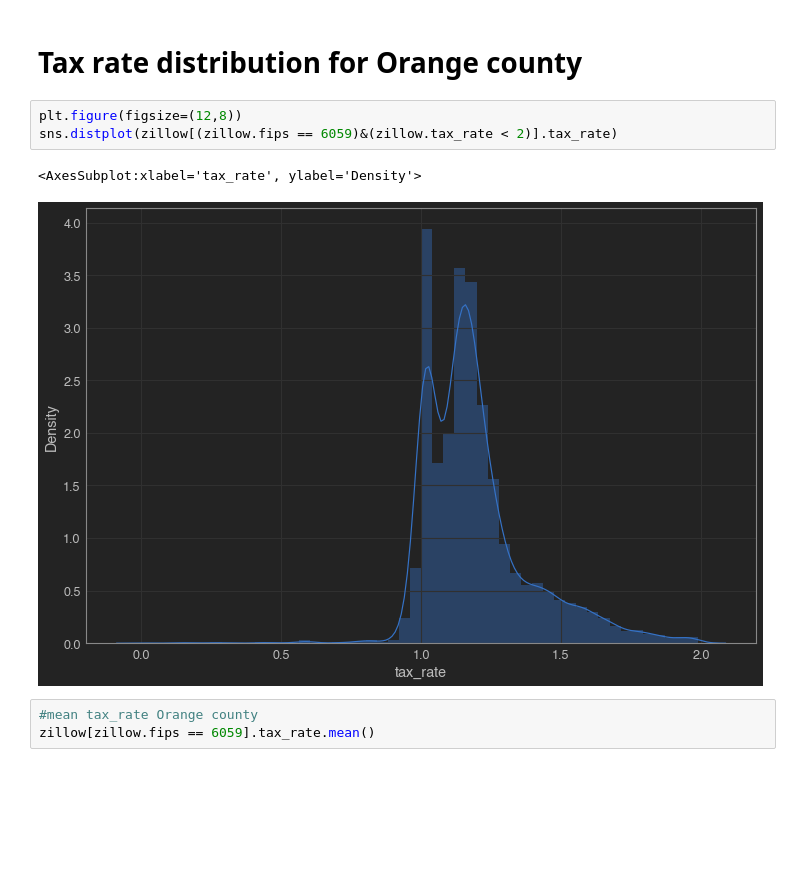
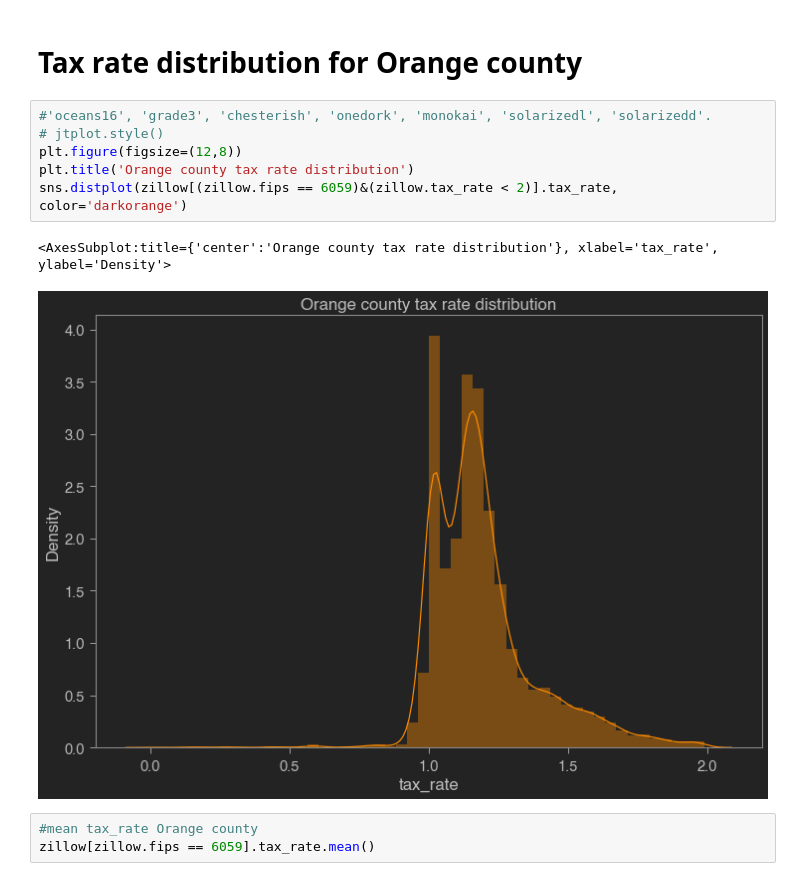
Before and after one commit to Ken-Alviola/Regression-Project-Zillow, a Jupyter notebook: Regression_Project_Zillow.ipynb, the cells around one changed output. Cells and saved outputs as stored; diff of their text form; blank space fills up the shorter version.

```diff
--- a/Regression_Project_Zillow.ipynb
+++ b/Regression_Project_Zillow.ipynb
@@ -159,11 +161,14 @@ zillow[zillow.fips == 6037].tax_rate.mean()
 # %% [markdown]
 # Tax rate distribution for Orange county
 # %%
+#'oceans16', 'grade3', 'chesterish', 'onedork', 'monokai', 'solarizedl', 'solarizedd'.
+# jtplot.style()
 plt.figure(figsize=(12,8))
-sns.distplot(zillow[(zillow.fips == 6059)&(zillow.tax_rate < 2)].tax_rate)
+plt.title('Orange county tax rate distribution')
+sns.distplot(zillow[(zillow.fips == 6059)&(zillow.tax_rate < 2)].tax_rate, color='darkorange')
 # %% [output]
-<AxesSubplot:xlabel='tax_rate', ylabel='Density'>
+<AxesSubplot:title={'center':'Orange county tax rate distribution'}, xlabel='tax_rate', ylabel='Density'>
-[figure, old version]
+[figure, new version]
 # %%
 #mean tax_rate Orange county
 zillow[zillow.fips == 6059].tax_rate.mean()
```
Also changed, not shown: parts of 19 cells of this notebook.
